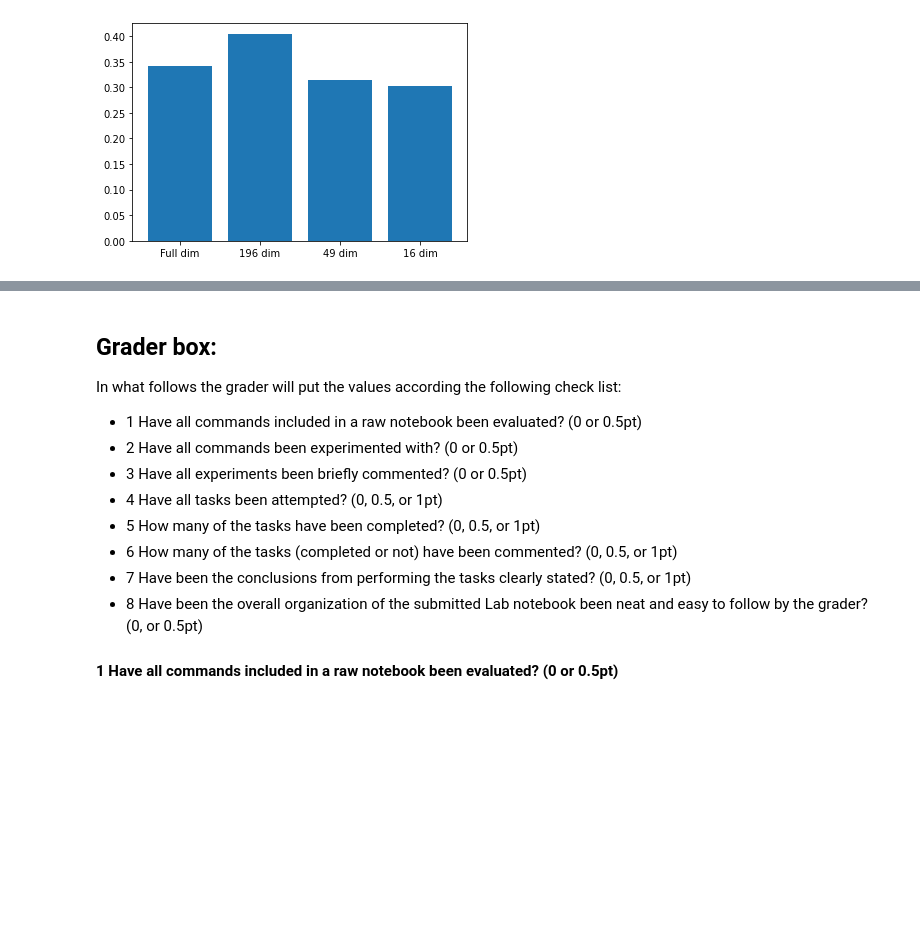
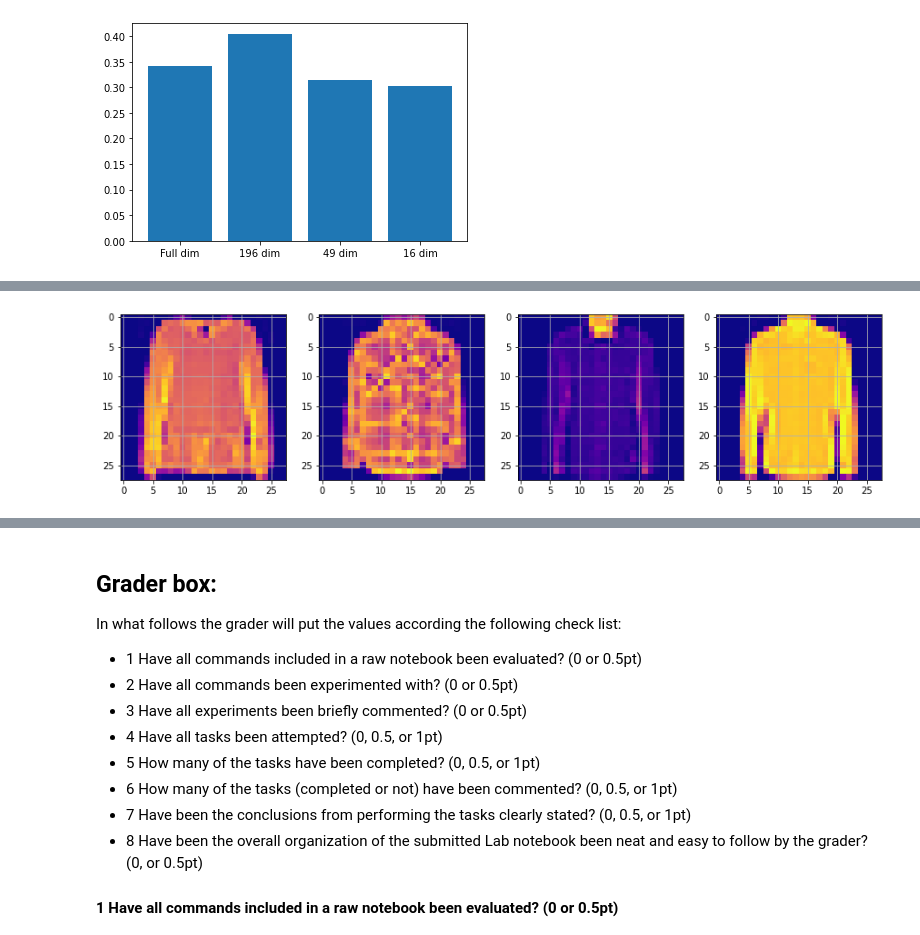
Before and after one commit to sarathiringer/DeepLearningAICourseFall2020, a Jupyter notebook: Lab2Student.ipynb, the cells around one changed output, grey strips where cells are left out. Saved outputs shown, nothing was run; the diff lists cells and outputs as text; code cells hidden in the pictures; blank space fills up the shorter version.

```diff
--- a/Lab2Student.ipynb
+++ b/Lab2Student.ipynb
@@ -1019,0 +1041,11 @@ plt.bar(x, y)
+# %%
+# Compute means and covariances
+means, covs = means_and_covs(train_labels, train_images_2D)
+# %%
+# Computing precision and eigenvalues
+precisions, ws = compute_precisions_and_ws(covs)
+# %%
+# Getting predictions for the validation data at hand
+hat_y = np.zeros(len(test_images_2D))
+for i in range(len(test_images_2D)):
+    hat_y[i] = ML_classifier(test_images_2D[i], means, precisions, ws)
@@ -1019,0 +1058,12 @@ plt.bar(x, y)
+# %%
+# Check error rate per clothing item
+item_error_rate = []
+for i in range(10):
+    item_index = test_labels == i
+    item_hat_y = hat_y[item_index]
+    item_true = test_labels[item_index]
+    error_rate_item = 1 - np.mean(item_true == item_hat_y)
+    item_error_rate.append(error_rate_item)
+
+for i in range(10):
+    print('Error rate for', class_names[i], 'is', np.round(item_error_rate[i], 2))
@@ -1019,0 +1093,12 @@ plt.bar(x, y)
+# %%
+# Plotting the original data of some shirts
+plt.figure(figsize=(15,15))
+
+for i in range(4):
+    plt.subplot(141+i)
+    plt.imshow(train_images[train_labels==6][i], cmap = cm.plasma)
+    plt.grid(True)
+
+plt.show()
+# %% [output]
+[figure, added]
```
Also changed, not shown: parts of 15 cells of this notebook.
